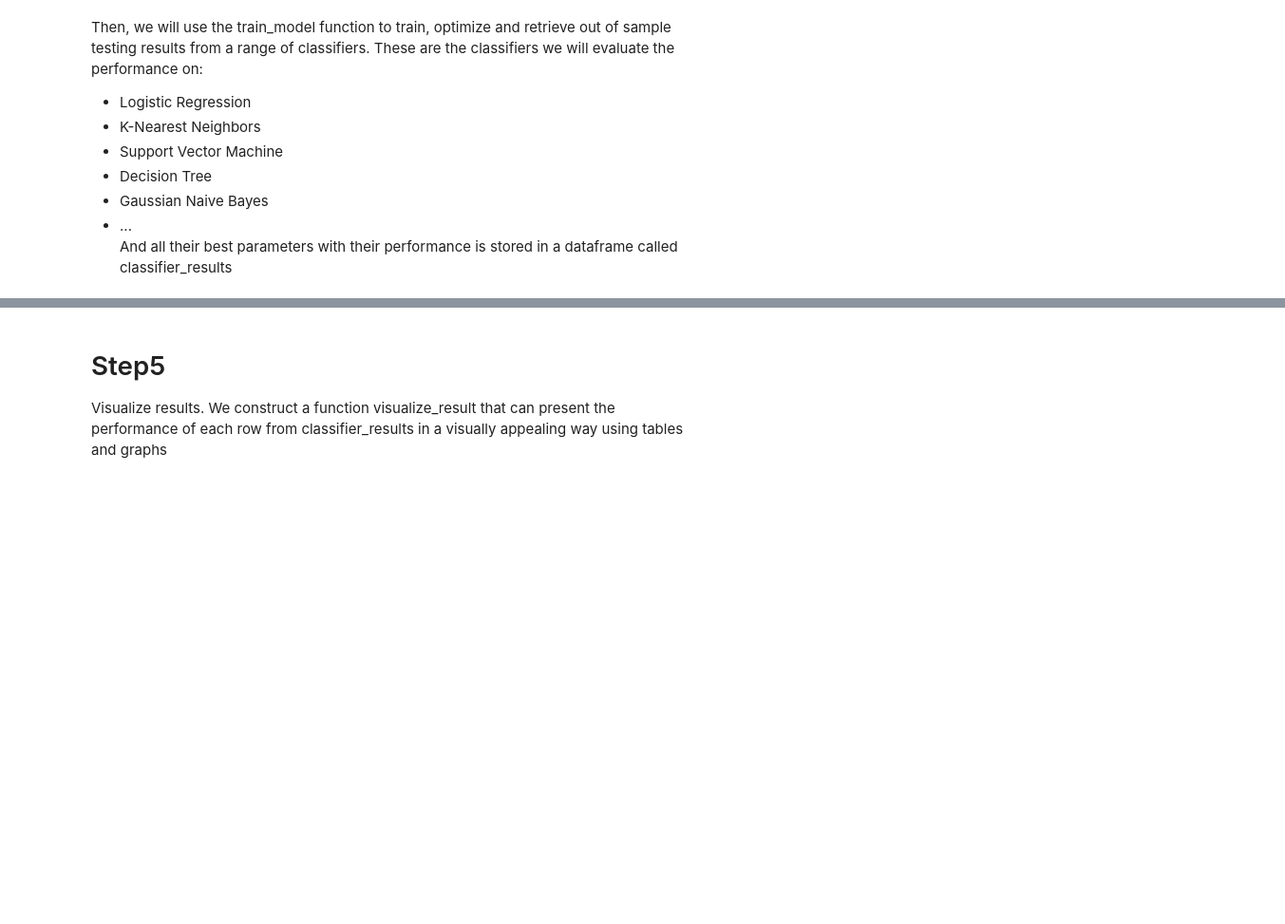
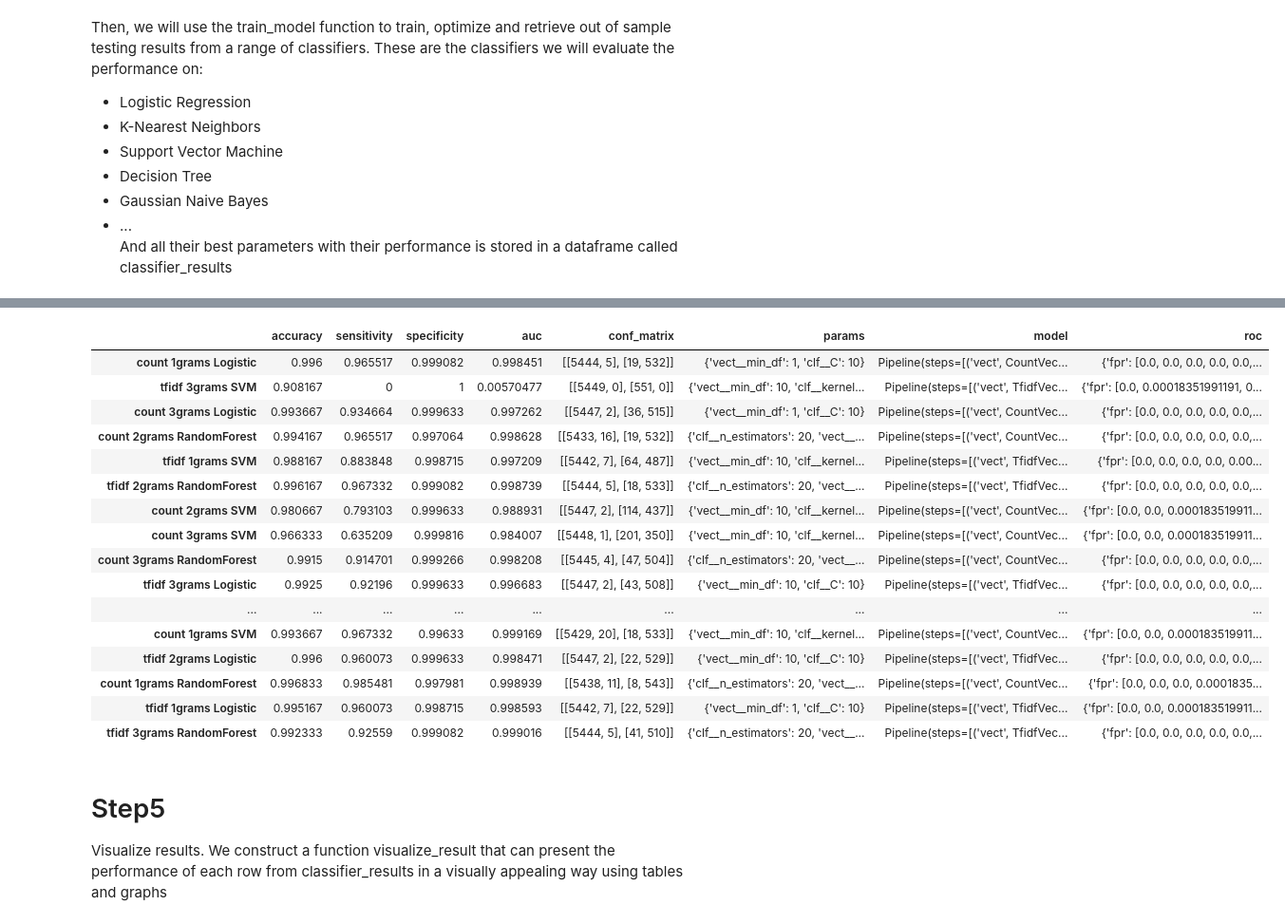
Before and after one commit to grananqvist/Machine-Learning-Web-Application-Firewall-and-Dataset, a Jupyter notebook: Data_analysis.ipynb, the cells around one changed output, grey strips where cells are left out. Shown at 95% size. Saved outputs shown, nothing was run; the diff lists cells and outputs as text; code cells hidden in the pictures; blank space fills up the shorter version.

Commit message:
imported more classifiers

```diff
--- a/Data_analysis.ipynb
+++ b/Data_analysis.ipynb
@@ -582,3 +596,25 @@ Fitting 1 folds for each of 2 candidates, totalling 2 fits
+# %%
+#OR load classifiers from pickle if already trained
+classifier_results = pickle.load( open( "data/trained_classifiers.p", "rb" ) )
+display(classifier_results)
+# %% [output]
+|  | accuracy | sensitivity | specificity | auc | conf_matrix | params | model | roc |
+| count 1grams Logistic | 0.996 | 0.965517 | 0.999082 | 0.998451 | [[5444, 5], [19, 532]] | {'vect__min_df': 1, 'clf__C': 10} | Pipeline(steps=[('vect', CountVec... | {'fpr': [0.0, 0.0, 0.0, 0.0, 0.0,... |
+| tfidf 3grams SVM | 0.908167 | 0 | 1 | 0.00570477 | [[5449, 0], [551, 0]] | {'vect__min_df': 10, 'clf__kernel... | Pipeline(steps=[('vect', TfidfVec... | {'fpr': [0.0, 0.00018351991191, 0... |
+| count 3grams Logistic | 0.993667 | 0.934664 | 0.999633 | 0.997262 | [[5447, 2], [36, 515]] | {'vect__min_df': 1, 'clf__C': 10} | Pipeline(steps=[('vect', CountVec... | {'fpr': [0.0, 0.0, 0.0, 0.0, 0.0,... |
+| count 2grams RandomForest | 0.994167 | 0.965517 | 0.997064 | 0.998628 | [[5433, 16], [19, 532]] | {'clf__n_estimators': 20, 'vect__... | Pipeline(steps=[('vect', CountVec... | {'fpr': [0.0, 0.0, 0.0, 0.0, 0.0,... |
+| tfidf 1grams SVM | 0.988167 | 0.883848 | 0.998715 | 0.997209 | [[5442, 7], [64, 487]] | {'vect__min_df': 10, 'clf__kernel... | Pipeline(steps=[('vect', TfidfVec... | {'fpr': [0.0, 0.0, 0.0, 0.0, 0.00... |
+| tfidf 2grams RandomForest | 0.996167 | 0.967332 | 0.999082 | 0.998739 | [[5444, 5], [18, 533]] | {'clf__n_estimators': 20, 'vect__... | Pipeline(steps=[('vect', TfidfVec... | {'fpr': [0.0, 0.0, 0.0, 0.0, 0.0,... |
+| count 2grams SVM | 0.980667 | 0.793103 | 0.999633 | 0.988931 | [[5447, 2], [114, 437]] | {'vect__min_df': 10, 'clf__kernel... | Pipeline(steps=[('vect', CountVec... | {'fpr': [0.0, 0.0, 0.000183519911... |
+| count 3grams SVM | 0.966333 | 0.635209 | 0.999816 | 0.984007 | [[5448, 1], [201, 350]] | {'vect__min_df': 10, 'clf__kernel... | Pipeline(steps=[('vect', CountVec... | {'fpr': [0.0, 0.0, 0.000183519911... |
+| count 3grams RandomForest | 0.9915 | 0.914701 | 0.999266 | 0.998208 | [[5445, 4], [47, 504]] | {'clf__n_estimators': 20, 'vect__... | Pipeline(steps=[('vect', CountVec... | {'fpr': [0.0, 0.0, 0.0, 0.0, 0.0,... |
+| tfidf 3grams Logistic | 0.9925 | 0.92196 | 0.999633 | 0.996683 | [[5447, 2], [43, 508]] | {'vect__min_df': 10, 'clf__C': 10} | Pipeline(steps=[('vect', TfidfVec... | {'fpr': [0.0, 0.0, 0.0, 0.0, 0.0,... |
+| ... | ... | ... | ... | ... | ... | ... | ... | ... |
+| count 1grams SVM | 0.993667 | 0.967332 | 0.99633 | 0.999169 | [[5429, 20], [18, 533]] | {'vect__min_df': 10, 'clf__kernel... | Pipeline(steps=[('vect', CountVec... | {'fpr': [0.0, 0.0, 0.000183519911... |
+| tfidf 2grams Logistic | 0.996 | 0.960073 | 0.999633 | 0.998471 | [[5447, 2], [22, 529]] | {'vect__min_df': 10, 'clf__C': 10} | Pipeline(steps=[('vect', TfidfVec... | {'fpr': [0.0, 0.0, 0.0, 0.0, 0.0,... |
+| count 1grams RandomForest | 0.996833 | 0.985481 | 0.997981 | 0.998939 | [[5438, 11], [8, 543]] | {'clf__n_estimators': 20, 'vect__... | Pipeline(steps=[('vect', CountVec... | {'fpr': [0.0, 0.0, 0.0, 0.0001835... |
+| tfidf 1grams Logistic | 0.995167 | 0.960073 | 0.998715 | 0.998593 | [[5442, 7], [22, 529]] | {'vect__min_df': 1, 'clf__C': 10} | Pipeline(steps=[('vect', TfidfVec... | {'fpr': [0.0, 0.0, 0.000183519911... |
+| tfidf 3grams RandomForest | 0.992333 | 0.92559 | 0.999082 | 0.999016 | [[5444, 5], [41, 510]] | {'clf__n_estimators': 20, 'vect__... | Pipeline(steps=[('vect', TfidfVec... | {'fpr': [0.0, 0.0, 0.0, 0.0, 0.0,... |
 # %% [markdown]
 # Step5
 Visualize results. We construct a function visualize_result that can present the performance of each row from classifier_results in a visually appealing way using tables and graphs
```
Also changed, not shown: parts of 3 cells of this notebook, 1 other file.
